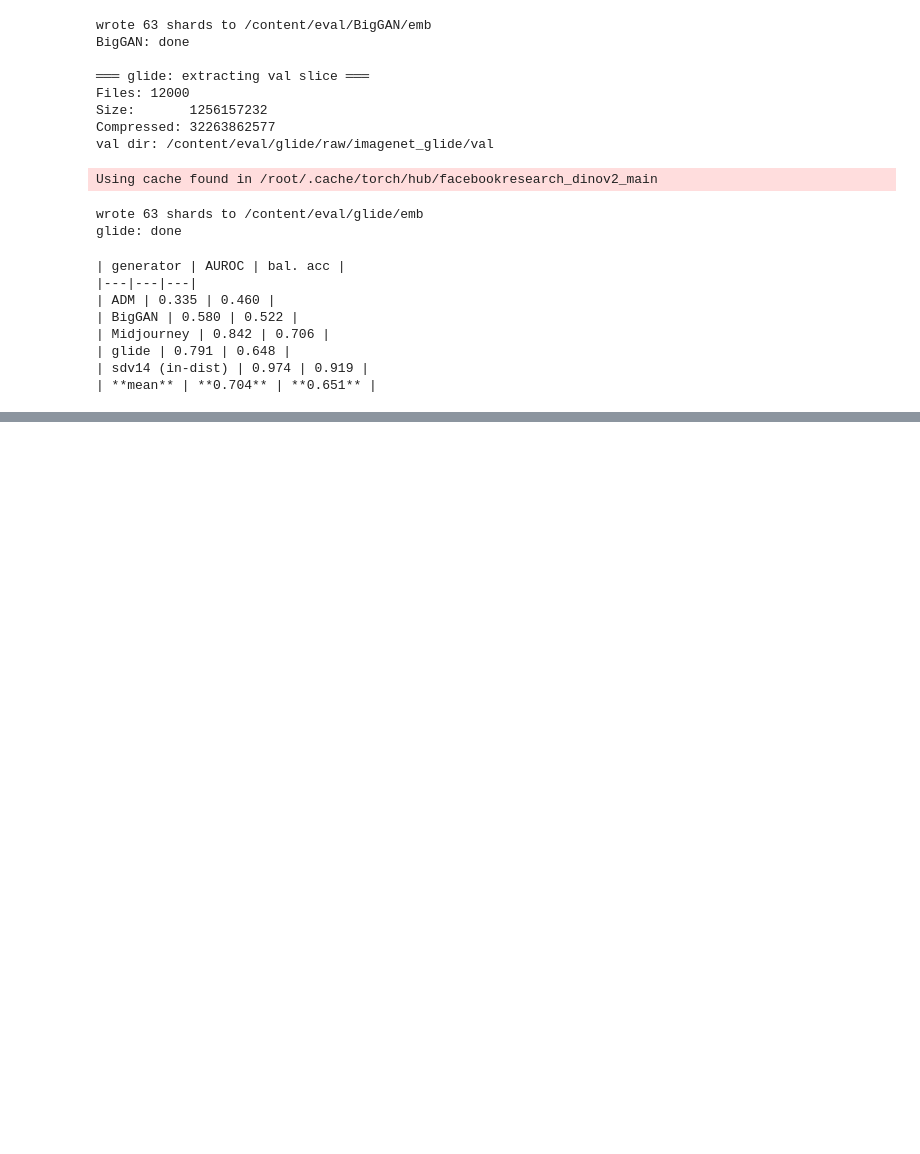
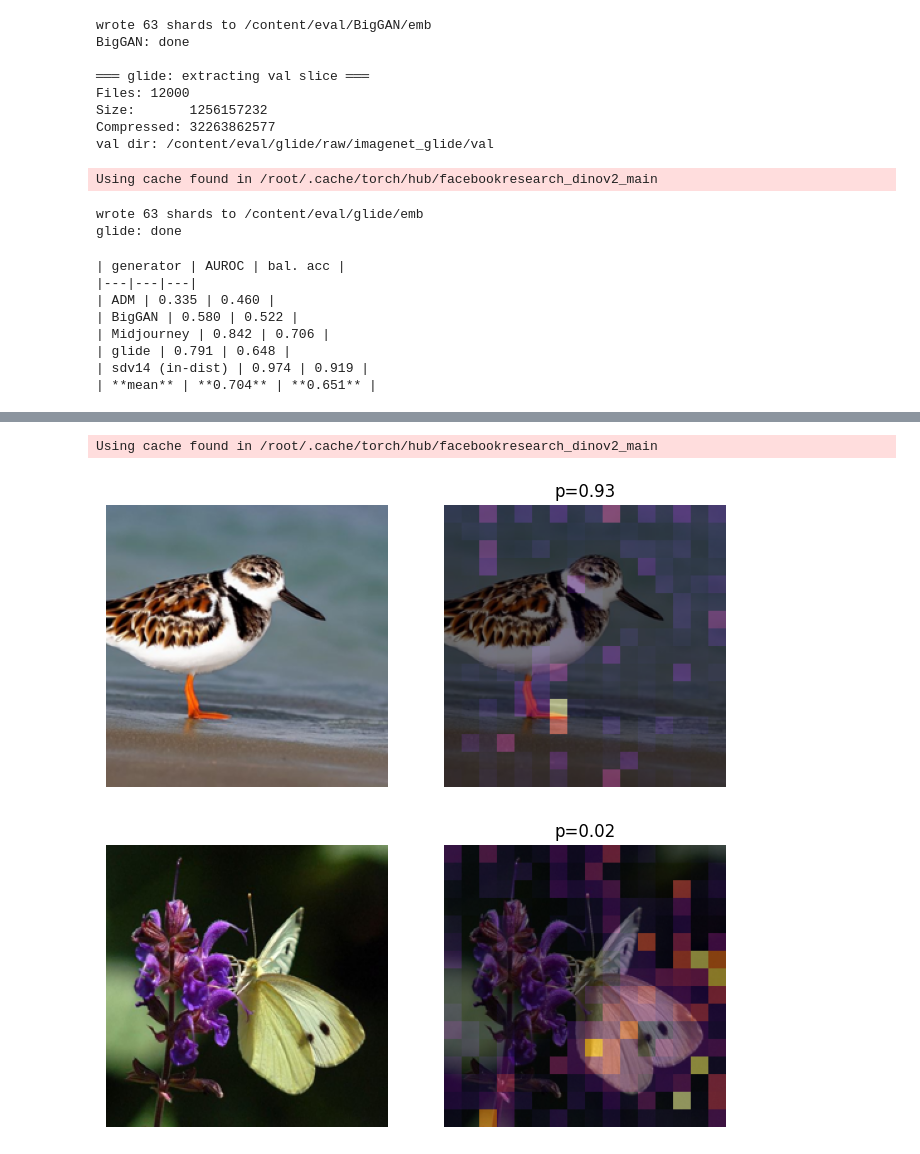
Before and after one commit to Waranika/AI-image-Checkers, a Jupyter notebook: notebooks/02_train_detector.ipynb, the cells around one changed output, grey strips where cells are left out. Cells and saved outputs as stored; diff of their text form; code cells hidden in the pictures; blank space fills up the shorter version.

```diff
--- a/notebooks/02_train_detector.ipynb
+++ b/notebooks/02_train_detector.ipynb
@@ -421,0 +435,45 @@ for name in up:
+# %%
+import torch, torch.nn as nn, numpy as np
+from PIL import Image
+from training.embed import _to_tensor
+
+state = torch.load("/content/head.pt", map_location="cpu")
+dim = state["dim"]
+
+class ProbeHead(nn.Module):          # identical modules → state_dict loads directly
+    def __init__(self, dim, hidden=256):
+        super().__init__()
+        self.query = nn.Parameter(torch.randn(1, 1, dim))
+        self.attn = nn.MultiheadAttention(dim, num_heads=4, batch_first=True)
+        self.mlp = nn.Sequential(nn.LayerNorm(2*dim), nn.Linear(2*dim, hidden),
+                                 nn.GELU(), nn.Linear(hidden, 1))
+    def forward(self, patch, cls):
+        q = self.query.expand(patch.shape[0], -1, -1)
+        pooled, attn = self.attn(q, patch, patch, need_weights=True,
+                                 average_attn_weights=True)
+        logit = self.mlp(torch.cat([pooled.squeeze(1), cls], -1)).squeeze(-1)
+        return logit, attn.squeeze(1)              # attn: (B, 256)
+
+probe = ProbeHead(dim); probe.load_state_dict(state["state_dict"]); probe.eval()
+bb = torch.hub.load("facebookresearch/dinov2", "dinov2_vits14").eval()
+
+def attention_overlay(path):
+    im = Image.open(path).convert("RGB")
+    x = _to_tensor(im).unsqueeze(0)
+    with torch.no_grad():
+        f = bb.forward_features(x)
+        logit, attn = probe(f["x_norm_patchtokens"], f["x_norm_clstoken"])
+    amap = attn.reshape(16, 16).numpy()
+    amap = np.kron(amap / amap.max(), np.ones((14, 14)))   # upsample to 224
+    fig, axes = plt.subplots(1, 2, figsize=(8, 4))
+    axes[0].imshow(im.resize((224, 224))); axes[0].axis("off")
+    axes[1].imshow(im.resize((224, 224))); axes[1].imshow(amap, alpha=0.55, cmap="inferno")
+    axes[1].axis("off"); axes[1].set_title(f"p={torch.sigmoid(logit/2.58).item():.2f}")
+    plt.show()
+
+attention_overlay("/content/data/val/fake/fake_005172.jpg")
+attention_overlay("/content/data/val/real/real_005816.jpg")
+# %% [output]
+Using cache found in /root/.cache/torch/hub/facebookresearch_dinov2_main
+[figure, added]
+[figure, added]
```
Also changed, not shown: parts of 2 cells of this notebook.
